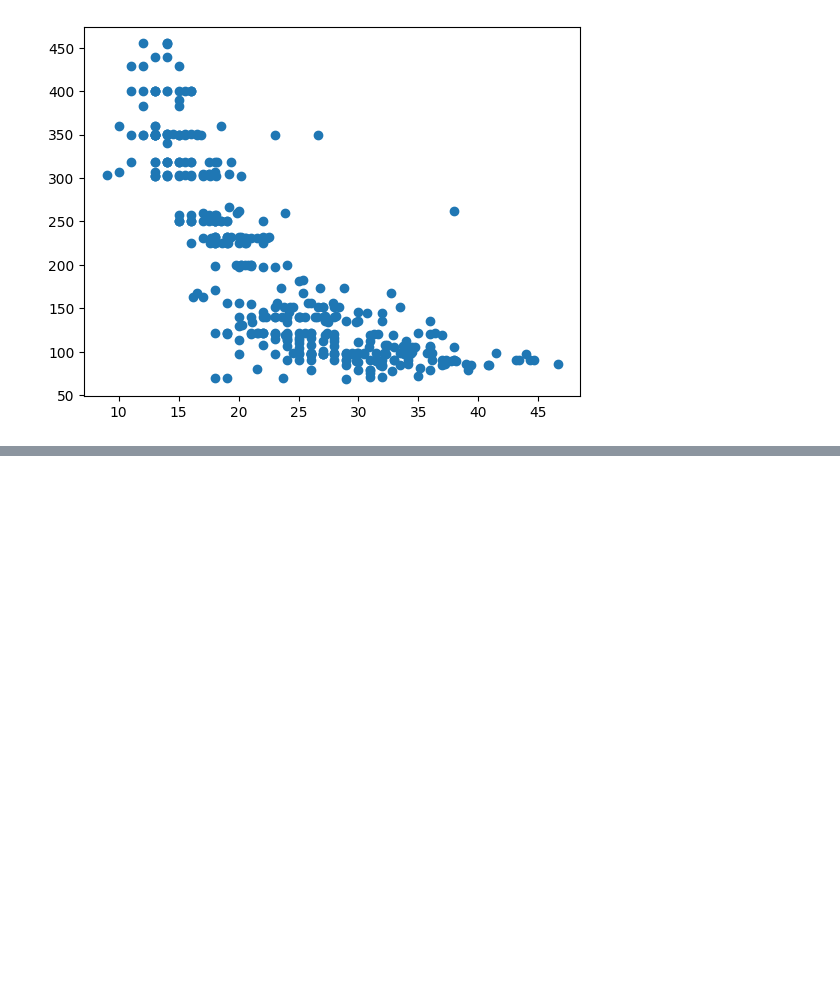
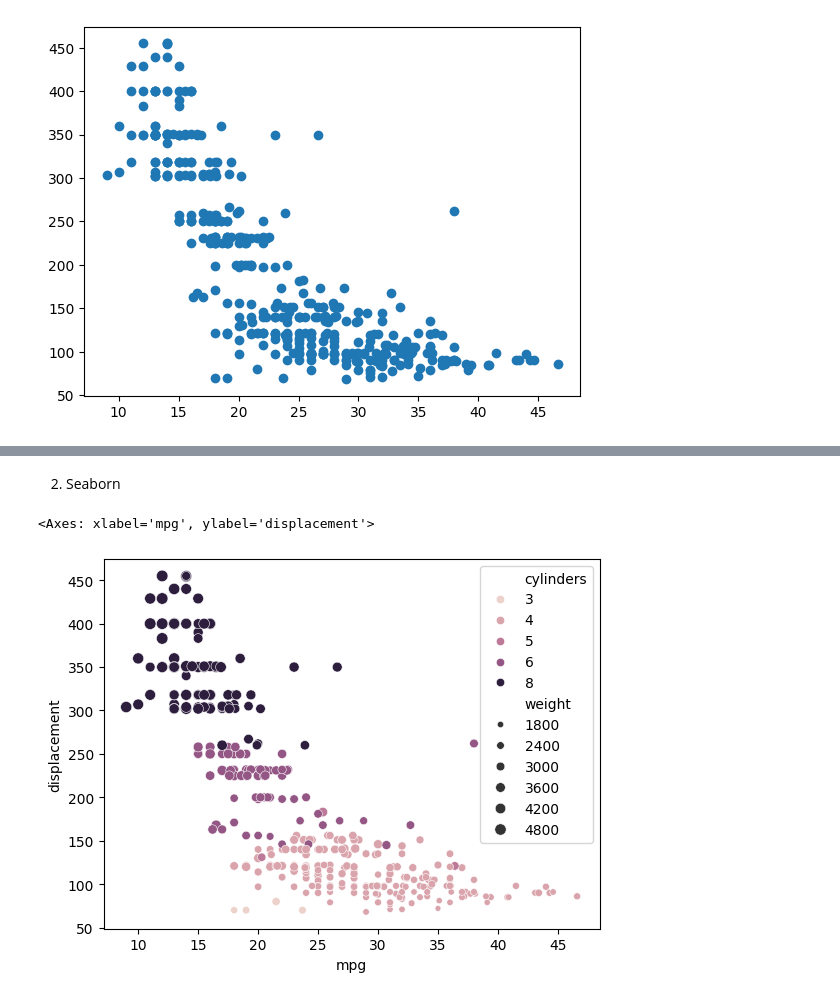
Before and after one commit to sendecka/DataCamp---Data-Scientist-with-Python, a Jupyter notebook: 09 Analiza dużych zbiorów danych I/Ćwiczenia/Activity.ipynb, the cells around one changed output, grey strips where cells are left out. Cells and saved outputs as stored; diff of their text form; code cells hidden in the pictures; blank space fills up the shorter version.

```diff
--- a/09 Analiza dużych zbiorów danych I/Ćwiczenia/Activity.ipynb
+++ b/09 Analiza dużych zbiorów danych I/Ćwiczenia/Activity.ipynb
@@ -365,0 +363,8 @@ ax.scatter(x = df['mpg'], y=df['displacement'])
+# %% [markdown]
+2. Seaborn
+# %%
+import seaborn as sns
+sns.scatterplot(data=df, x='mpg', y='displacement', hue='cylinders', size='weight')
+# %% [output]
+<Axes: xlabel='mpg', ylabel='displacement'>
+[figure, added]
```
Also changed, not shown: parts of 12 cells of this notebook.
